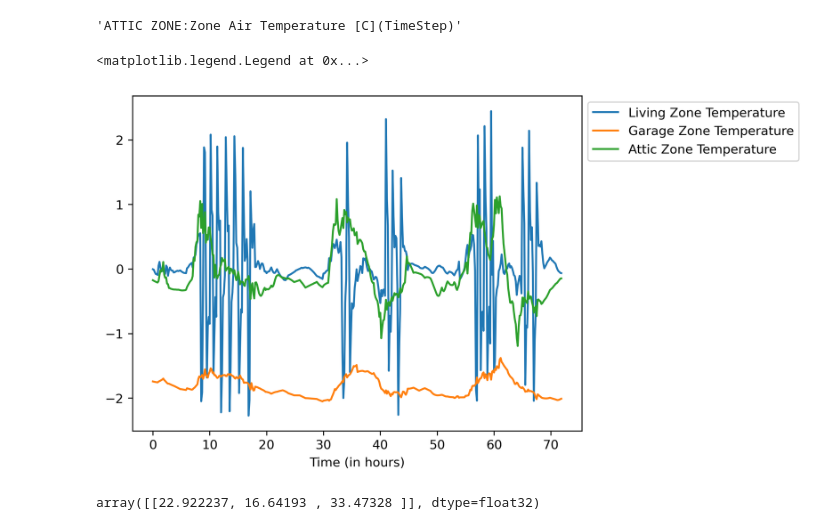
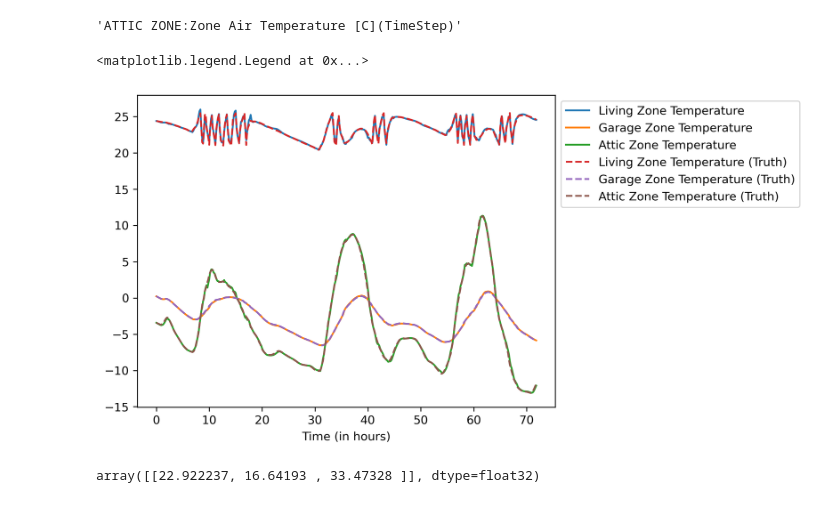
Before and after one commit to Methylamphetamine/CSE23Hackathon, a Jupyter notebook: MLP_reduced.ipynb, the cells around one changed output. Drawn from its saved outputs; the diff is of its cells as text; code cells hidden in the pictures.

Commit message:
Model which takes in linear model for input at current step as well

```diff
--- a/MLP_reduced.ipynb
+++ b/MLP_reduced.ipynb
@@ -197,7 +205,7 @@ to_save = pickle.load(open("model_reduced.pkl", "rb"))
 # %%
 idx = 114
 X_new = scaler_x.transform(X[432 * idx:432 * (idx + 1)])
-y_pred = scaler_y.inverse_transform(np.array(model.predict(model.avg_params, X_new))) + (y - y_linear)[432 * i:432 * (i + 1)]
+y_pred = scaler_y.inverse_transform(np.array(model.predict(model.avg_params, X_new)))
 # %%
 trans = scaler_x.transform(X)
 # %%
@@ -207,15 +215,15 @@ cols[14]
 # %%
 t = np.arange(432) / 144 * 24
 pl.figure(dpi = 300)
 pl.plot(t, y_pred)
-# pl.plot(t, y[432 * idx:432 * (idx + 1)], '--')
+pl.plot(t, y[432 * idx:432 * (idx + 1)], '--')
 pl.xlabel('Time (in hours)')
 pl.legend(['Living Zone Temperature', 'Garage Zone Temperature', 'Attic Zone Temperature',
            'Living Zone Temperature (Truth)', 'Garage Zone Temperature (Truth)', 'Attic Zone Temperature (Truth)'],
           bbox_to_anchor=(1, 1))
 # %% [output]
 <matplotlib.legend.Legend at 0x...>
-[figure, old version]
+[figure, new version]
 # %%
 # W1 = model.avg_params[0][0]
 
```
Also changed, not shown: parts of 3 cells of this notebook.
